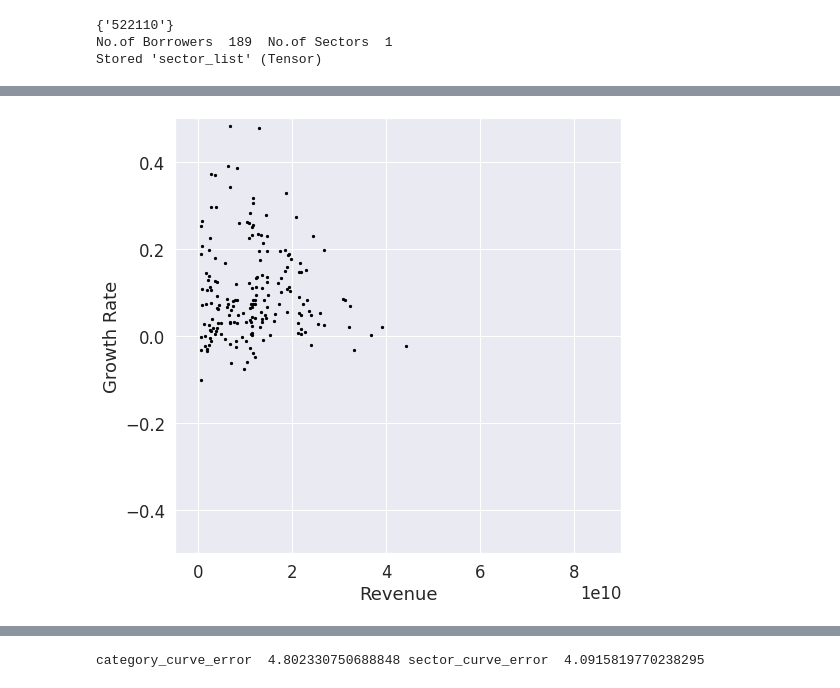
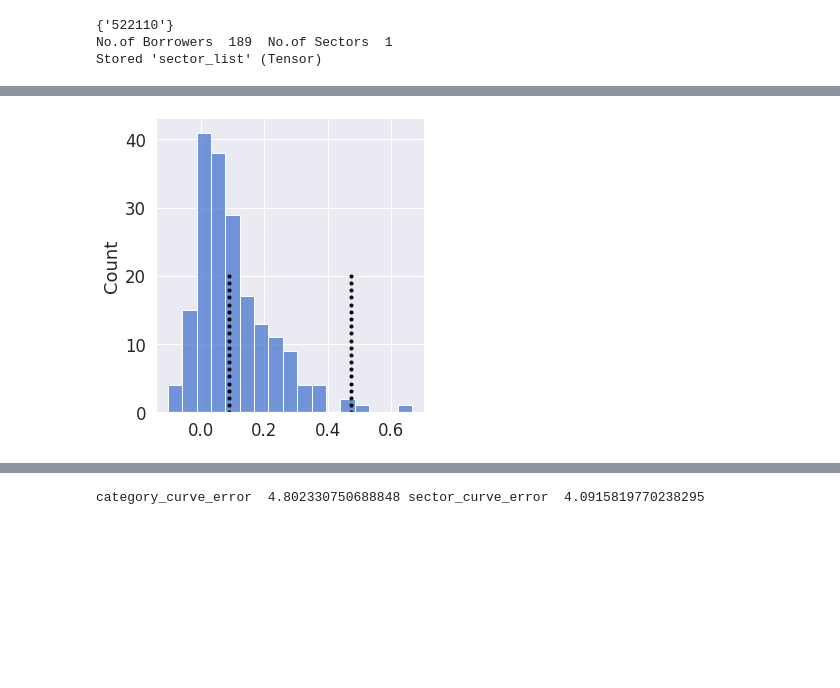
Before and after one commit to SaiChaitanya-ON/Personalized-Sector-with-Knowledge-Graph, a Jupyter notebook: notebooks/Revenue_Growth_Revenue_Graph.ipynb, the cells around one changed output, grey strips where cells are left out. Saved outputs shown, nothing was run; the diff lists cells and outputs as text; code cells hidden in the pictures; blank space fills up the shorter version.

```diff
--- a/notebooks/Revenue_Growth_Revenue_Graph.ipynb
+++ b/notebooks/Revenue_Growth_Revenue_Graph.ipynb
@@ -419,9 +419,9 @@ print(len(Five_Year_Data_Set_N))
 n = 0
 for i in Five_Year_Data_Set_N.items():
     ID,data = i
-#     print(data['GR'][10],"\n")
-#     if n == 3:
-#         break
-#     n+=1
+    print(i)
+    if n == 3:
+        break
+    n+=1
 # %% [output]
 189
@@ -626,46 +630,81 @@ plt.show()
 # %%
 trained_labels = np.zeros(len(Five_Year_Data_Set_N.items()))
-n = 0
+gr_data = []
+d = 6
 for i in Five_Year_Data_Set_N.items():
     ID,data = i
-    r = np.mean(np.array(data['Revenue'][6:]))
-    gr = np.mean(np.array(data['GR'][6:]))
+    r = np.mean(np.array(data['Revenue'][d:]))
+    gr = round(np.mean(np.array(data['GR'][d:])),4)
+
+    gr_data.append(gr)
+
+min_gr = min(gr_data)
+max_gr = max(gr_data)
+diff = max_gr - min_gr
+q = diff/10
+first_q = min_gr + 2.5*q
+second_q = max_gr - 2.5*q
+gr_data.sort()
+fit_gr = stats.norm.pdf(gr_data, np.mean(gr_data), np.std(gr_data))
+sns.displot(gr_data)   #plt.plot(gr_data,fit_gr)
+y = np.linspace(0, 20, 20)
+x1 = [first_q]*len(y)
+x2 = [second_q]*len(y)
+plt.plot(x1,y,"k.")
+plt.plot(x2,y,"k.")
+plt.show()
 
 
-    if gr > 0.25:                                              # gr > 0.2, 0.05 < gr < 0.2
-        trained_labels[n] = 0
-    elif 0.05 < gr < 0.25:
-        trained_labels[n] = 1
+print("First_Q ",first_q, " Second_Q ",second_q)
+m = 0
+n = 0
+p = 0
+q = 0
+for i in Five_Year_Data_Set_N.items():
+
+    ID,data = i
+    gr = np.mean(np.array(data['GR'][d:]))
+
+    if gr > second_q:
+        trained_labels[m] = 0
+        n += 1
+    elif first_q < gr < second_q:
+        trained_labels[m] = 1
+        p += 1
     else:
-        trained_labels[n] = 2
+        trained_labels[m] = 2
+        q += 1
 
-    n += 1
+    m += 1
+
+print(n,p,q)
+
 
 training_kmeans.labels_ = trained_labels
 
-Rev = T.mean(R_Att[1:,6:],1,True)[np.where(training_kmeans.labels_ == 0)[0]]
-Net = T.mean(G_Att[1:,6:],1,True)[np.where(training_kmeans.labels_ == 0)[0]]
+Rev = T.mean(R_Att[1:,d:],1,True)[np.where(training_kmeans.labels_ == 0)[0]]
+Net = T.mean(G_Att[1:,d:],1,True)[np.where(training_kmeans.labels_ == 0)[0]]
 
 
-Rev2 = T.mean(R_Att[1:,6:],1,True)[np.where(training_kmeans.labels_ == 1)[0]]
-Net2 = T.mean(G_Att[1:,6:],1,True)[np.where(training_kmeans.labels_ == 1)[0]]
+Rev2 = T.mean(R_Att[1:,d:],1,True)[np.where(training_kmeans.labels_ == 1)[0]]
+Net2 = T.mean(G_Att[1:,d:],1,True)[np.where(training_kmeans.labels_ == 1)[0]]
 
 
-Rev3 = T.mean(R_Att[1:,6:],1,True)[np.where(training_kmeans.labels_ == 2)[0]]
-Net3 = T.mean(G_Att[1:,6:],1,True)[np.where(training_kmeans.labels_ == 2)[0]]
+Rev3 = T.mean(R_Att[1:,d:],1,True)[np.where(training_kmeans.labels_ == 2)[0]]
+Net3 = T.mean(G_Att[1:,d:],1,True)[np.where(training_kmeans.labels_ == 2)[0]]
 
 
 
 plt.figure(figsize = (8,8))
 rev_s = 50000000000
-plt.scatter(Rev*rev_s,Net,s = 5,c = np.array(['black']))
-plt.scatter(Rev2*rev_s,Net2, s= 5, c = np.array(['black']))
-plt.scatter(Rev3*rev_s,Net3, s = 5, c = np.array(['black']))
+plt.scatter(Rev*rev_s,Net,s = 5,c = np.array(['blue']))
+plt.scatter(Rev2*rev_s,Net2, s= 5, c = np.array(['red']))
+plt.scatter(Rev3*rev_s,Net3, s = 5, c = np.array(['green']))
 
 plt.xlim(-0.1*50000000000,1.8*50000000000)
-plt.ylim(-0.5,0.5)
+plt.ylim(-0.5,0.8)
 plt.ylabel("Growth Rate")
 plt.xlabel("Revenue")
 plt.show()
 # %% [output]
-[figure, old version]
+[figure, new version]
```
Also changed, not shown: parts of 11 cells of this notebook.
